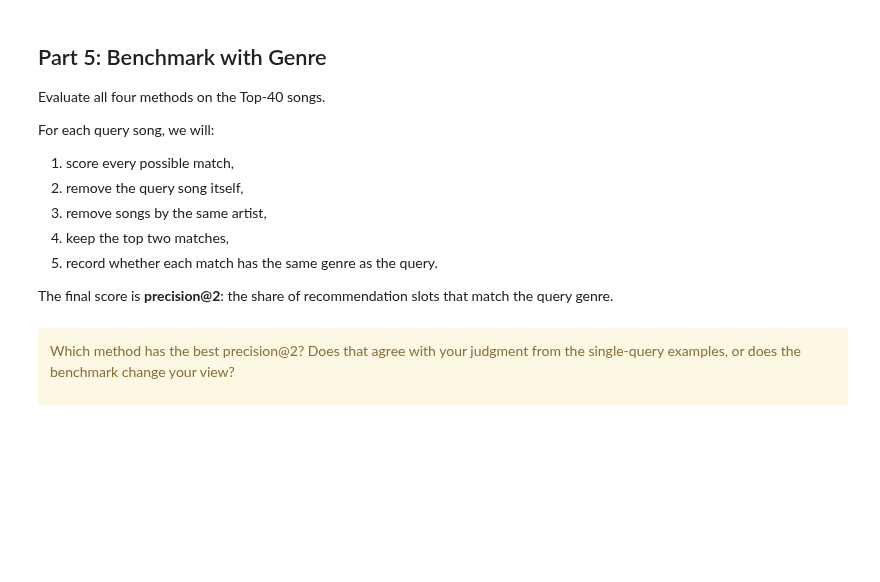
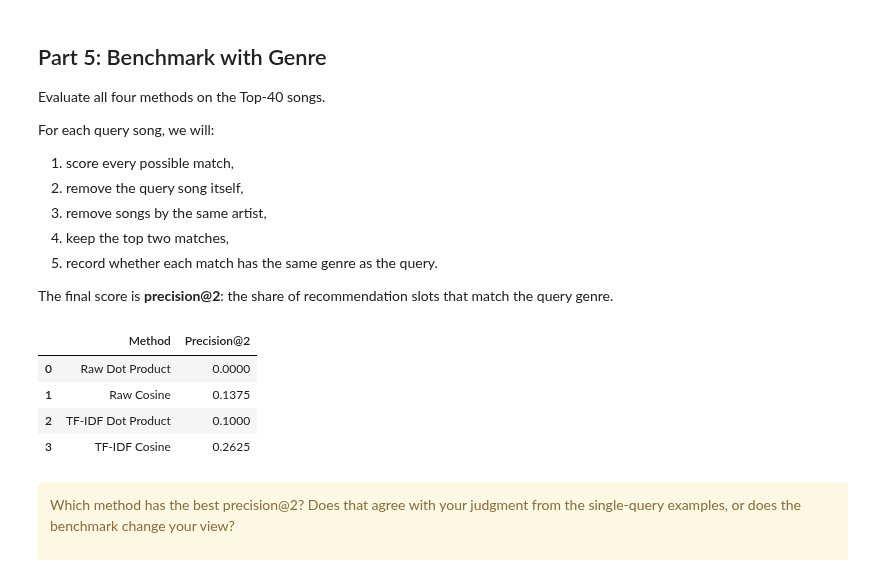
Before and after one commit to kimondragon/UU_F26_templates, a Jupyter notebook: Week02/Thursday Lab/lab_02.ipynb, the cells around one changed output. Saved outputs shown, nothing was run; the diff lists cells and outputs as text; code cells hidden in the pictures; blank space fills up the shorter version.

```diff
--- a/Week02/Thursday Lab/lab_02.ipynb
+++ b/Week02/Thursday Lab/lab_02.ipynb
@@ -244,6 +350,53 @@ For each query song, we will:
 5. record whether each match has the same genre as the query.
 
 The final score is **precision@2**: the share of recommendation slots that match the query genre.
+# %%
+top_40 = songs.head(40)
+
+results = {}
+
+#evaluating each method
+for method_name in ["Raw Dot Product", "Raw Cosine", "TF-IDF Dot Product", "TF-IDF Cosine"]:
+    correct_matches = 0
+    total_recommendations = 0
+
+    for query_idx, query_row in top_40.iterrows():
+        query_artist = query_row["artist_name"]
+        query_genre = query_row["genre"]
+
+        # Compute scores per method using 1D row vectors
+        if method_name == "Raw Dot Product":
+            scores = X @ X[query_idx]
+        elif method_name == "Raw Cosine":
+            scores = cosine_scores(X, X[query_idx])
+        elif method_name == "TF-IDF Dot Product":
+            scores = TFIDF @ TFIDF[query_idx]
+        elif method_name == "TF-IDF Cosine":
+            scores = cosine_scores(TFIDF, TFIDF[query_idx])
+
+        df_scores = songs.copy()
+        df_scores["score"] = scores
+
+        # Filter out self and same artist
+        filtered = df_scores[(df_scores.index != query_idx) & (df_scores["artist_name"] != query_artist)]
+
+        #top 2 matches
+        top2 = filtered.sort_values(by="score", ascending=False).head(2)
+
+        # Correct genre matches
+        correct_matches += (top2["genre"] == query_genre).sum()
+        total_recommendations += 2
+
+    results[method_name] = correct_matches / total_recommendations
+
+benchmark_df = pd.DataFrame(list(results.items()), columns=["Method", "Precision@2"])
+benchmark_df
+# %% [output]
+|  | Method | Precision@2 |
+| 0 | Raw Dot Product | 0.0000 |
+| 1 | Raw Cosine | 0.1375 |
+| 2 | TF-IDF Dot Product | 0.1000 |
+| 3 | TF-IDF Cosine | 0.2625 |
 # %% [markdown]
 <div class="alert alert-block alert-warning">
 
```
Also changed, not shown: parts of 19 cells of this notebook, 1 other file.
